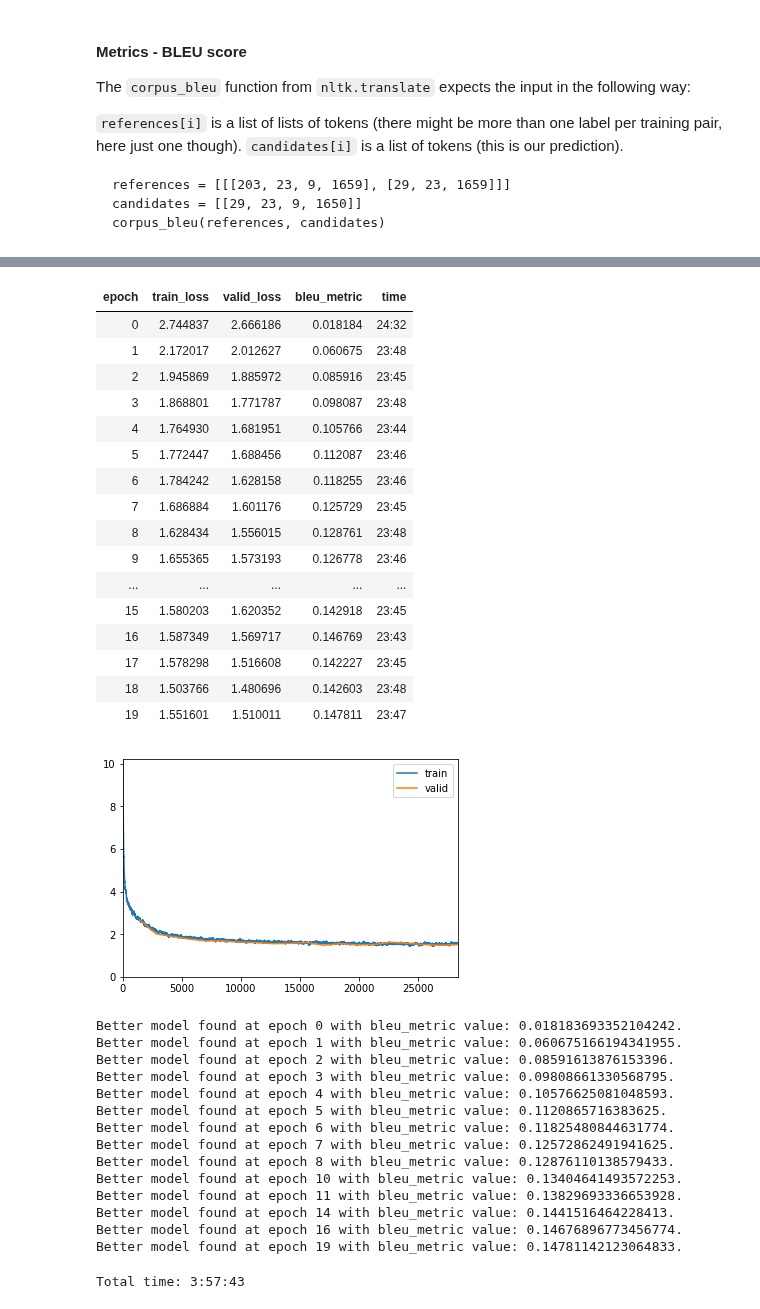
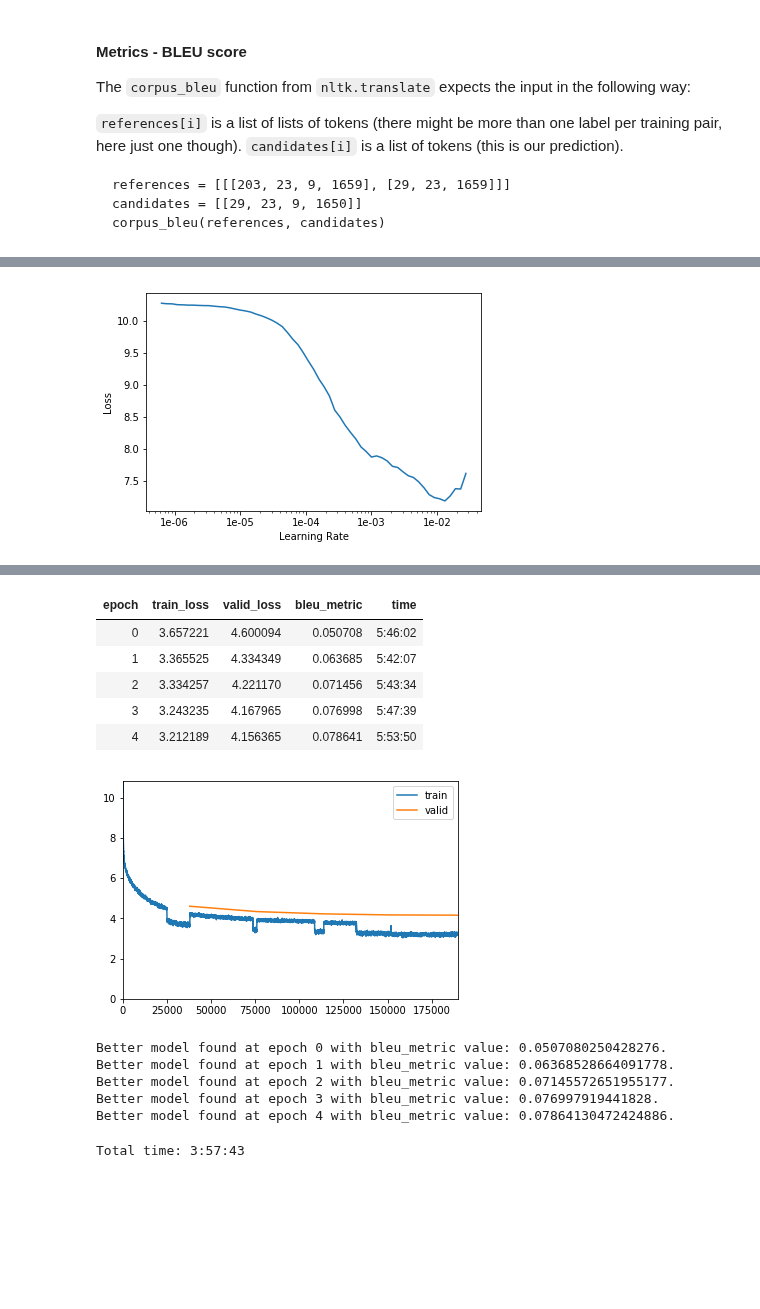
Before and after one commit to fg91/Neural-Image-Caption-Generation-Tutorial, a Jupyter notebook: Tutorial - Show, Attend and Tell.ipynb, the cells around one changed output, grey strips where cells are left out. Drawn from its saved outputs; the diff is of its cells as text; code cells hidden in the pictures; blank space fills up the shorter version.

```diff
--- a/Tutorial - Show, Attend and Tell.ipynb
+++ b/Tutorial - Show, Attend and Tell.ipynb
@@ -264,7 +272,7 @@ len(train_dataset)
 # %% [markdown]
 Quick test:
 # %%
-idx = 55000#1084
+idx = 1084
 d = train_dataset
 img, cap = d[idx]
 print(vocab.textify(cap))
@@ -276,7 +284,7 @@ some people sitting around some long tables while using their laptops xxpad
 # %% [markdown]
 #### Let's create our custom DataLoaders
 # %%
-bs = 30
+bs = 80
 # %% [markdown]
 The `pad_collate_ImgCap` function does the following:
 A PyTorch DataLoader has the optional argument *collate_fn (callable, optional) – merges a list of samples to form a mini-batch.* Why do we need this? We want to process a large number of images and captions in bulk/at the same time in order to make good use of our GPUs. To do that, both images and captions have to be combined to form two tensors. For the images this is unproblematic, they are simply stacked together. But what happens when the captions don't have the sampe length?
@@ -411,7 +421,7 @@ class VisualAttention(nn.Module):
         return context_vec, alphas
 # %%
 class ImageCaptionGenerator(nn.Module):
-    def __init__(self, device, filter_width, num_filters, itos, emb_sz, out_seqlen, n_layers=3, prob_teach_forcing=1, p_drop=0.3):
+    def __init__(self, device, filter_width, num_filters, vocab_size, emb_sz, out_seqlen, n_layers=3, prob_teach_forcing=1, p_drop=0.3):
         super().__init__()
         self.n_layers, self.out_seqlen = n_layers, out_seqlen
         self.filter_width = filter_width
@@ -425,10 +435,10 @@ class ImageCaptionGenerator(nn.Module):
         self.att = VisualAttention(num_filters, emb_sz, 500)
 
         # Decoder
-        self.emb = nn.Embedding(len(itos), emb_sz) #create_emb(wordvecs, itos, emb_sz)
+        self.emb = nn.Embedding(vocab_size, emb_sz) #create_emb(wordvecs, itos, emb_sz)
         self.rnn_dec = nn.GRU(num_filters + emb_sz, emb_sz, num_layers=n_layers, dropout=0 if n_layers == 1 else p_drop)  # square to enable weight tying
         self.out_drop = nn.Dropout(p_drop)
-        self.out = nn.Linear(emb_sz, len(itos))
+        self.out = nn.Linear(emb_sz, vocab_size)
         self.out.weight.data = self.emb.weight.data
         self.f_b = nn.Linear(emb_sz, num_filters)  # Section 4.2.1 in Xu et al. (2015)
 
@@ -548,7 +558,7 @@ class BleuMetric(Callback):
         assert len(self.references) == len(self.candidates)
         return add_metrics(last_metrics, corpus_bleu(self.references, self.candidates))
 # %%
-imgCapGen = ImageCaptionGenerator(gpu, 7, 2048, vocab.itos, emb_sz, 30, n_layers)
+imgCapGen = ImageCaptionGenerator(gpu, 7, 2048, len(vocab.itos), emb_sz, 50, n_layers, p_drop=0.2)
 # %%
 opt_fn = partial(optim.Adam, betas=(0.8, 0.99))
 # %%
@@ -560,9 +573,11 @@ learn.lr_find()
 # %%
-learn.recorder.plot(skip_end=10)
+learn.recorder.plot(skip_end=5)
+# %% [output]
+[figure, added]
 # %%
 lr = 4e-4
 # %%
-learn.fit_one_cycle(20, lr, callbacks=[
+learn.fit_one_cycle(5, lr, callbacks=[
     SaveModelCallback(learn, monitor='bleu_metric'),
     CSVLogger(learn, filename='train_img_cap_gen')
                                      ])
@@ -571,35 +586,15 @@ Total time: 7:56:51
 | epoch | train_loss | valid_loss | bleu_metric | time |
-| 0 | 2.744837 | 2.666186 | 0.018184 | 24:32 |
-| 1 | 2.172017 | 2.012627 | 0.060675 | 23:48 |
-| 2 | 1.945869 | 1.885972 | 0.085916 | 23:45 |
-| 3 | 1.868801 | 1.771787 | 0.098087 | 23:48 |
-| 4 | 1.764930 | 1.681951 | 0.105766 | 23:44 |
-| 5 | 1.772447 | 1.688456 | 0.112087 | 23:46 |
-| 6 | 1.784242 | 1.628158 | 0.118255 | 23:46 |
-| 7 | 1.686884 | 1.601176 | 0.125729 | 23:45 |
-| 8 | 1.628434 | 1.556015 | 0.128761 | 23:48 |
-| 9 | 1.655365 | 1.573193 | 0.126778 | 23:46 |
-| ... | ... | ... | ... | ... |
-| 15 | 1.580203 | 1.620352 | 0.142918 | 23:45 |
-| 16 | 1.587349 | 1.569717 | 0.146769 | 23:43 |
-| 17 | 1.578298 | 1.516608 | 0.142227 | 23:45 |
-| 18 | 1.503766 | 1.480696 | 0.142603 | 23:48 |
-| 19 | 1.551601 | 1.510011 | 0.147811 | 23:47 |
+| 0 | 3.657221 | 4.600094 | 0.050708 | 5:46:02 |
+| 1 | 3.365525 | 4.334349 | 0.063685 | 5:42:07 |
+| 2 | 3.334257 | 4.221170 | 0.071456 | 5:43:34 |
+| 3 | 3.243235 | 4.167965 | 0.076998 | 5:47:39 |
+| 4 | 3.212189 | 4.156365 | 0.078641 | 5:53:50 |
-[figure, old version]
+[figure, new version]
-Better model found at epoch 0 with bleu_metric value: 0.018183693352104242.
-Better model found at epoch 1 with bleu_metric value: 0.060675166194341955.
-Better model found at epoch 2 with bleu_metric value: 0.08591613876153396.
-Better model found at epoch 3 with bleu_metric value: 0.09808661330568795.
-Better model found at epoch 4 with bleu_metric value: 0.10576625081048593.
-Better model found at epoch 5 with bleu_metric value: 0.1120865716383625.
-Better model found at epoch 6 with bleu_metric value: 0.11825480844631774.
-Better model found at epoch 7 with bleu_metric value: 0.12572862491941625.
-Better model found at epoch 8 with bleu_metric value: 0.12876110138579433.
-Better model found at epoch 10 with bleu_metric value: 0.13404641493572253.
-Better model found at epoch 11 with bleu_metric value: 0.13829693336653928.
-Better model found at epoch 14 with bleu_metric value: 0.1441516464228413.
-Better model found at epoch 16 with bleu_metric value: 0.14676896773456774.
-Better model found at epoch 19 with bleu_metric value: 0.14781142123064833.
+Better model found at epoch 0 with bleu_metric value: 0.0507080250428276.
+Better model found at epoch 1 with bleu_metric value: 0.06368528664091778.
+Better model found at epoch 2 with bleu_metric value: 0.07145572651955177.
+Better model found at epoch 3 with bleu_metric value: 0.076997919441828.
+Better model found at epoch 4 with bleu_metric value: 0.07864130472424886.
 # %%
 lr = 1e-4
 # %%
```
Also changed, not shown: parts of 15 cells of this notebook, 4 other files.
